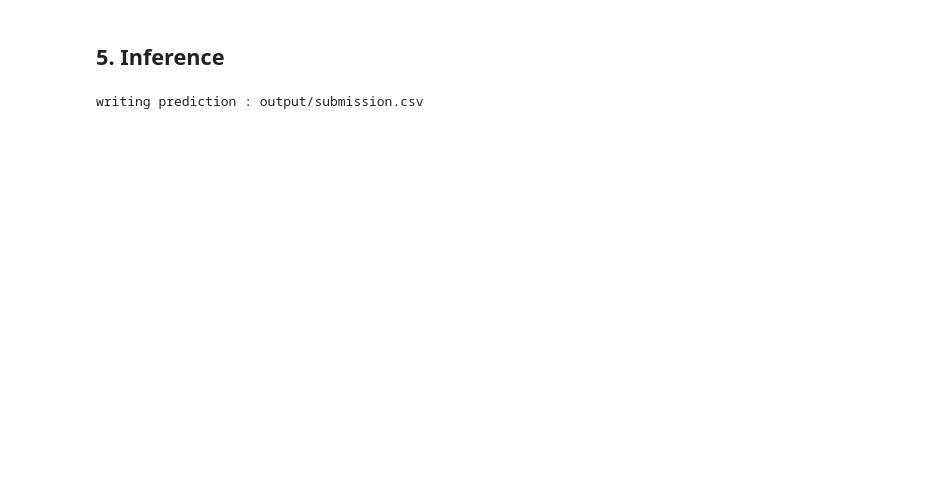
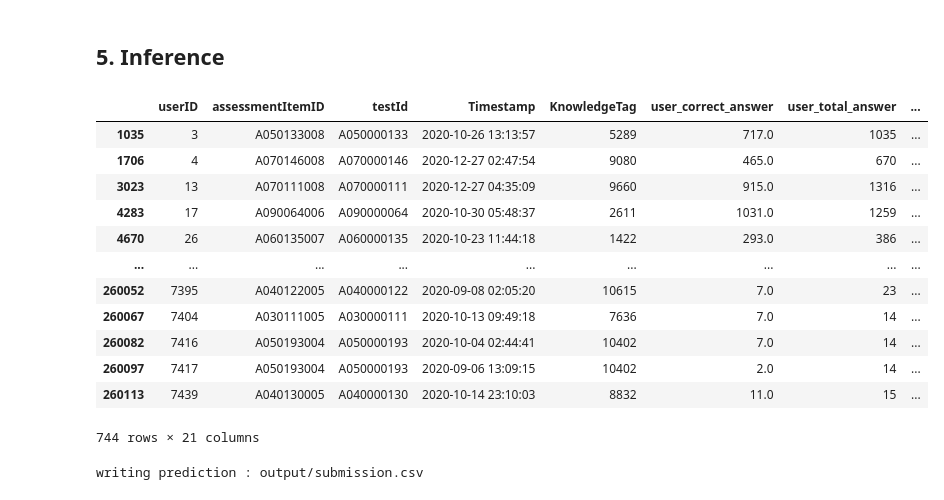
Before and after one commit to boostcampaitech3/level2-dkt-level2-recsys-04, a Jupyter notebook: LGBM feature.ipynb, the cells around one changed output. Cells and saved outputs as stored; diff of their text form; code cells hidden in the pictures; blank space fills up the shorter version.

```diff
--- a/LGBM feature.ipynb
+++ b/LGBM feature.ipynb
@@ -19,7 +19,7 @@ df = pd.read_csv(csv_file_path)
 # %% [markdown]
 ## 2. Feature Engineering
 # %%
-def feature_engineering(df):
+def feature_engineering(df, train=True):
 
     #유저별 시퀀스를 고려하기 위해 아래와 같이 정렬
     df.sort_values(by=['userID','Timestamp'], inplace=True)
@@ -31,10 +31,10 @@ def feature_engineering(df):
 
     # testId와 KnowledgeTag의 전체 정답률은 한번에 계산
     # 아래 데이터는 제출용 데이터셋에 대해서도 재사용
-    correct_t = df.groupby(['testId'])['answerCode'].agg(['mean', 'sum'])
-    correct_t.columns = ["test_mean", 'test_sum']
-    correct_k = df.groupby(['KnowledgeTag'])['answerCode'].agg(['mean', 'sum'])
-    correct_k.columns = ["tag_mean", 'tag_sum']
+    correct_t = df.groupby(['testId'])['answerCode'].agg(['mean', 'sum','std'])
+    correct_t.columns = ["test_mean", 'test_sum','test_std']
+    correct_k = df.groupby(['KnowledgeTag'])['answerCode'].agg(['mean', 'sum','std'])
+    correct_k.columns = ["tag_mean", 'tag_sum','tag_std']
 
     df = pd.merge(df, correct_t, on=['testId'], how="left")
     df = pd.merge(df, correct_k, on=['KnowledgeTag'], how="left")
@@ -219,6 +231,10 @@ test_df = pd.read_csv(test_csv_file_path)
 
 # FEATURE ENGINEERING
 test_df = feature_engineering(test_df)
+user_nomalize_df = test_df.groupby(['userID','testId'])['answerCode'].agg(['mean'])
+user_nomalize_df.columns = ['user_testID_mean']
+test_df = pd.merge(test_df, user_nomalize_df, on=['userID','testId'], how="left")
+test_df['normalize_score'] = (test_df['user_testID_mean'] - test_df['test_mean']) / test_df['test_std']
 
 # LEAVE LAST INTERACTION ONLY
 test_df = test_df[test_df['userID'] != test_df['userID'].shift(-1)]
@@ -227,4 +243,20 @@ test_df = test_df[test_df['userID'] != test_df['userID'].shift(-1)]
 test_df = test_df.drop(['answerCode'], axis=1)
 # %%
 test_df = past_testid_maker(test_df,5)
+# %%
+test_df
+# %% [output]
+|  | userID | assessmentItemID | testId | Timestamp | KnowledgeTag | user_correct_answer | user_total_answer | ... |
+| 1035 | 3 | A050133008 | A050000133 | 2020-10-26 13:13:57 | 5289 | 717.0 | 1035 | ... |
+| 1706 | 4 | A070146008 | A070000146 | 2020-12-27 02:47:54 | 9080 | 465.0 | 670 | ... |
+| 3023 | 13 | A070111008 | A070000111 | 2020-12-27 04:35:09 | 9660 | 915.0 | 1316 | ... |
+| 4283 | 17 | A090064006 | A090000064 | 2020-10-30 05:48:37 | 2611 | 1031.0 | 1259 | ... |
+| 4670 | 26 | A060135007 | A060000135 | 2020-10-23 11:44:18 | 1422 | 293.0 | 386 | ... |
+| ... | ... | ... | ... | ... | ... | ... | ... | ... |
+| 260052 | 7395 | A040122005 | A040000122 | 2020-09-08 02:05:20 | 10615 | 7.0 | 23 | ... |
+| 260067 | 7404 | A030111005 | A030000111 | 2020-10-13 09:49:18 | 7636 | 7.0 | 14 | ... |
+| 260082 | 7416 | A050193004 | A050000193 | 2020-10-04 02:44:41 | 10402 | 7.0 | 14 | ... |
+| 260097 | 7417 | A050193004 | A050000193 | 2020-09-06 13:09:15 | 10402 | 2.0 | 14 | ... |
+| 260113 | 7439 | A040130005 | A040000130 | 2020-10-14 23:10:03 | 8832 | 11.0 | 15 | ... |
+744 rows × 21 columns
 # %%
```
Also changed, not shown: parts of 11 cells of this notebook.
